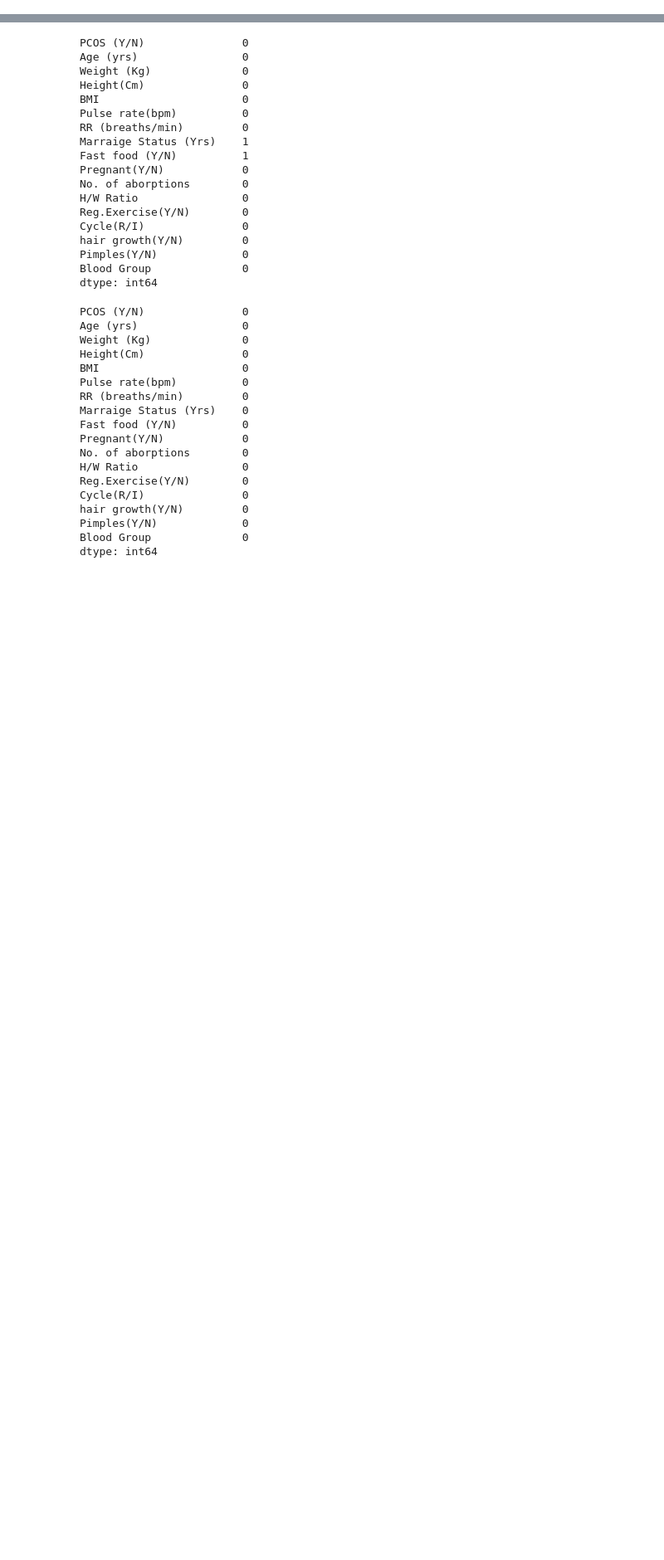
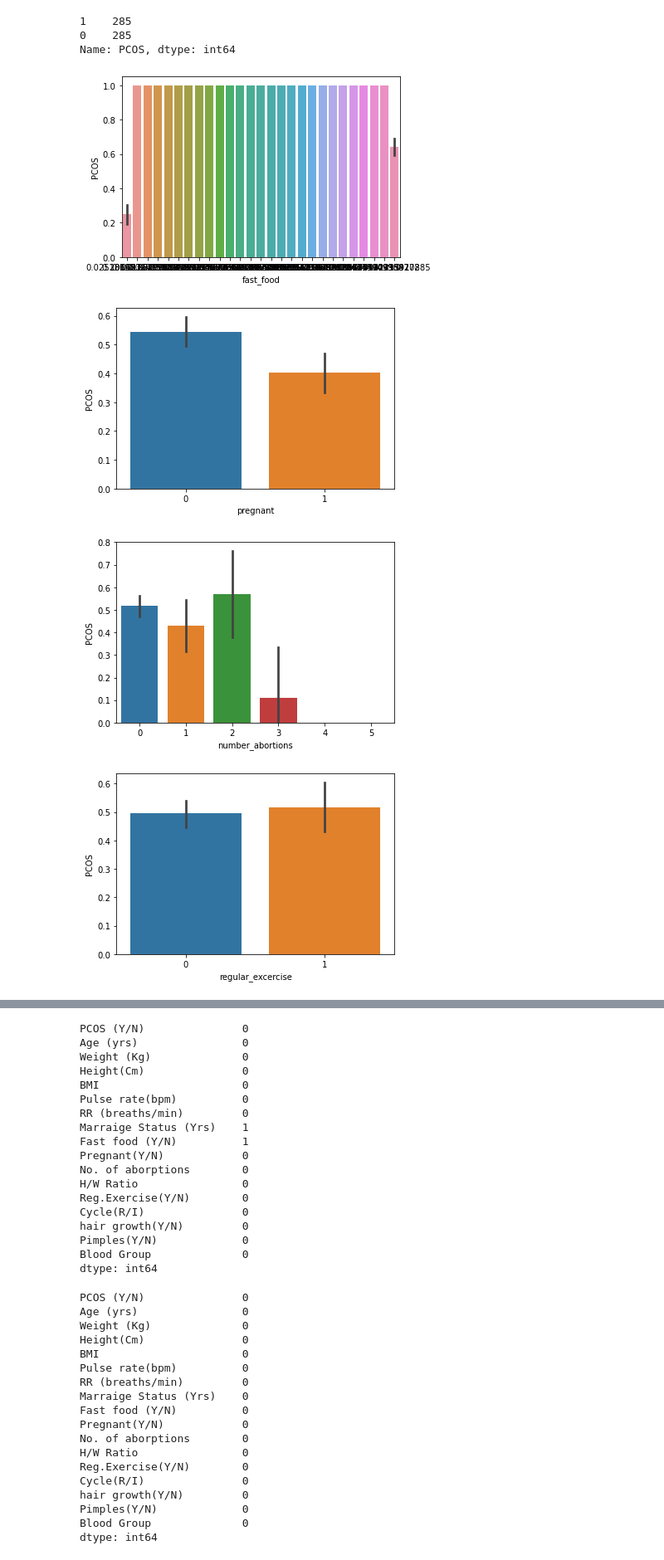
Before and after one commit to ericaez/STAT-303-2-Project, a Jupyter notebook: PCOS Project.ipynb, the cells around one changed output, grey strips where cells are left out. Shown at 83% size. Drawn from its saved outputs; the diff is of its cells as text; code cells hidden in the pictures; blank space fills up the shorter version.

```diff
--- a/PCOS Project.ipynb
+++ b/PCOS Project.ipynb
@@ -12,0 +135,20 @@ PCOS = pd.read_csv("PCOS.csv")
+# %%
+X=cat.iloc[:,1:]
+X.isnull().sum()
+y=cat.iloc[:,0]
+
+from sklearn.model_selection import train_test_split
+
+X_train, X_test, y_train, y_test = train_test_split(X, y, test_size = 0.20, random_state = 20)
+sm = SMOTE(random_state = 2)
+X_train_res, y_train_res = sm.fit_resample(X_train, y_train.ravel())
+print("Before OverSampling, counts of label '1': {}".format(sum(y_train == 1)))
+print("Before OverSampling, counts of label '0': {} \n".format(sum(y_train == 0)))
+
+print('After OverSampling, the shape of train_X: {}'.format(X_train_res.shape))
+print('After OverSampling, the shape of train_y: {} \n'.format(y_train_res.shape))
+
+print("After OverSampling, counts of label '1': {}".format(sum(y_train_res == 1)))
+print("After OverSampling, counts of label '0': {}".format(sum(y_train_res == 0)))
+y = pd.DataFrame(y_train_res, columns=["PCOS"])
+cat_smote = pd.concat([X_train_res, y], axis = 1)
@@ -12,0 +164,16 @@ PCOS = pd.read_csv("PCOS.csv")
+# %%
+cat_smote.PCOS.value_counts()
+# %% [output]
+1    285
+0    285
+Name: PCOS, dtype: int64
+# %%
+for x in cat_smote.columns:
+    if x != "PCOS":
+        sns.barplot(x= x, y = "PCOS", data = cat_smote)
+        plt.show()
+# %% [output]
+[figure, added]
+[figure, added]
+[figure, added]
+[figure, added]
```
Also changed, not shown: parts of 16 cells of this notebook.
